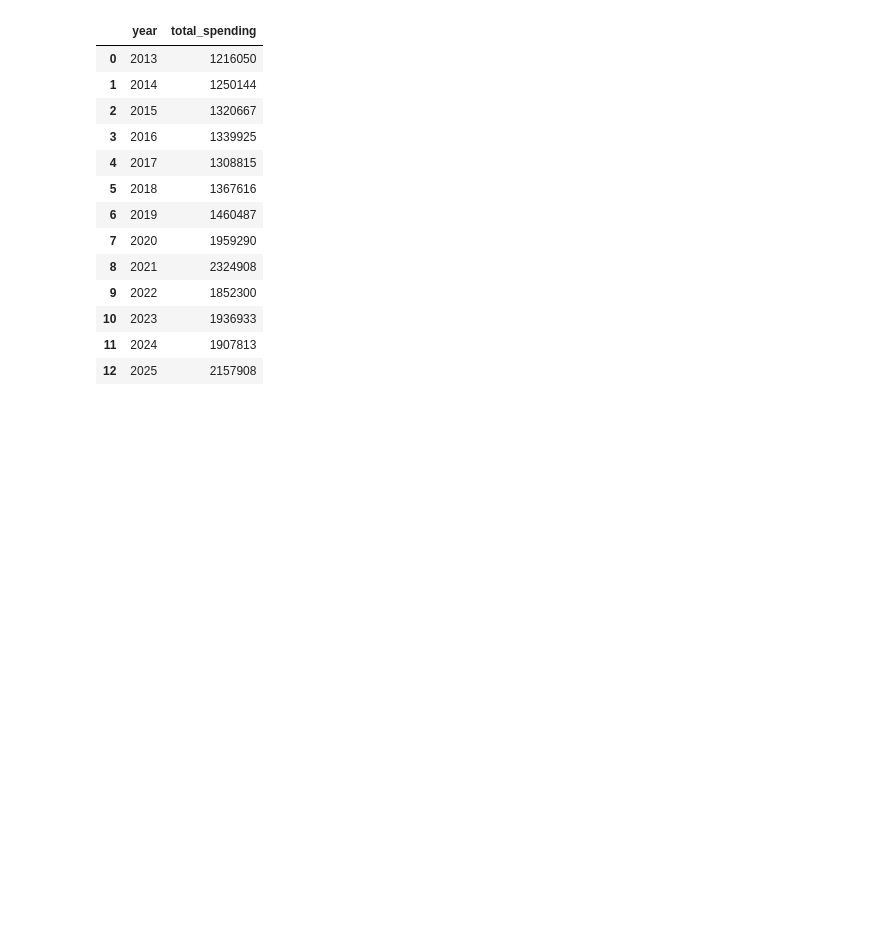
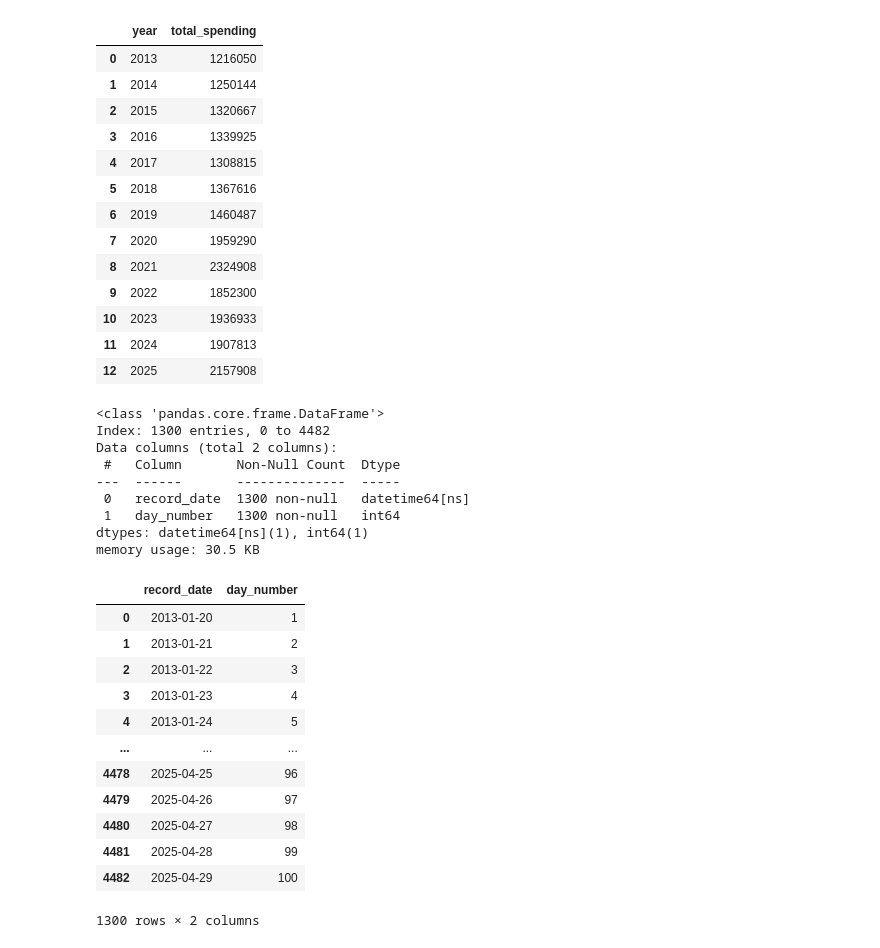
Before and after one commit to jkelly3rd/fed_spend, a Jupyter notebook: 02_spending_tracker_analysis.ipynb, the cells around one changed output. Drawn from its saved outputs; the diff is of its cells as text; code cells hidden in the pictures; blank space fills up the shorter version.

```diff
--- a/02_spending_tracker_analysis.ipynb
+++ b/02_spending_tracker_analysis.ipynb
@@ -463,3 +463,43 @@ memory usage: 340.0 bytes
 | 10 | 2023 | 1936933 |
 | 11 | 2024 | 1907813 |
 | 12 | 2025 | 2157908 |
+# %%
+# To create day by day charts for web, we're going to create a df with every date and number of days since Jan 20
+# Filter all_dates to include only dates from January 20 to April 30 for each year
+all_dates = pd.date_range(start="2013-01-20", end="2025-04-30", freq='D')
+all_dates_df = pd.DataFrame({
+    "record_date": all_dates,
+    "day_number": all_dates.map(lambda date: (date - pd.Timestamp(f"{date.year}-01-20")).days + 1 if date <= pd.Timestamp(f"{date.year}-04-30") else 0)
+})
+
+# Ensure that only valid day numbers are included (greater than 0)
+all_dates_df = all_dates_df[all_dates_df["day_number"] > 0]
+# Remove rows with day_number greater than 100
+all_dates_df = all_dates_df[all_dates_df["day_number"] <= 100]
+
+# Show info and header of the filtered all_dates_df
+all_dates_df.info()
+all_dates_df.head(2000)
+# %% [output]
+<class 'pandas.core.frame.DataFrame'>
+Index: 1300 entries, 0 to 4482
+Data columns (total 2 columns):
+ #   Column       Non-Null Count  Dtype
+---  ------       --------------  -----
+ 0   record_date  1300 non-null   datetime64[ns]
+ 1   day_number   1300 non-null   int64
+dtypes: datetime64[ns](1), int64(1)
+memory usage: 30.5 KB
+|  | record_date | day_number |
+| 0 | 2013-01-20 | 1 |
+| 1 | 2013-01-21 | 2 |
+| 2 | 2013-01-22 | 3 |
+| 3 | 2013-01-23 | 4 |
+| 4 | 2013-01-24 | 5 |
+| ... | ... | ... |
+| 4478 | 2025-04-25 | 96 |
+| 4479 | 2025-04-26 | 97 |
+| 4480 | 2025-04-27 | 98 |
+| 4481 | 2025-04-28 | 99 |
+| 4482 | 2025-04-29 | 100 |
+1300 rows × 2 columns
```
Also changed, not shown: parts of 3 cells of this notebook, 4 other files.
